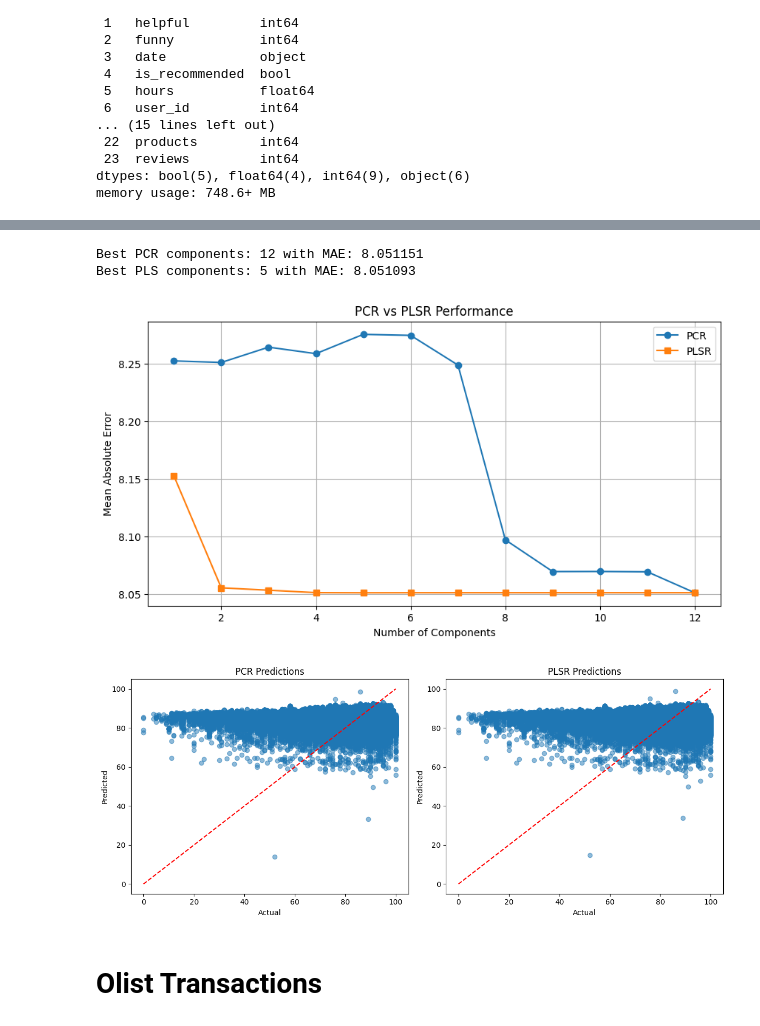
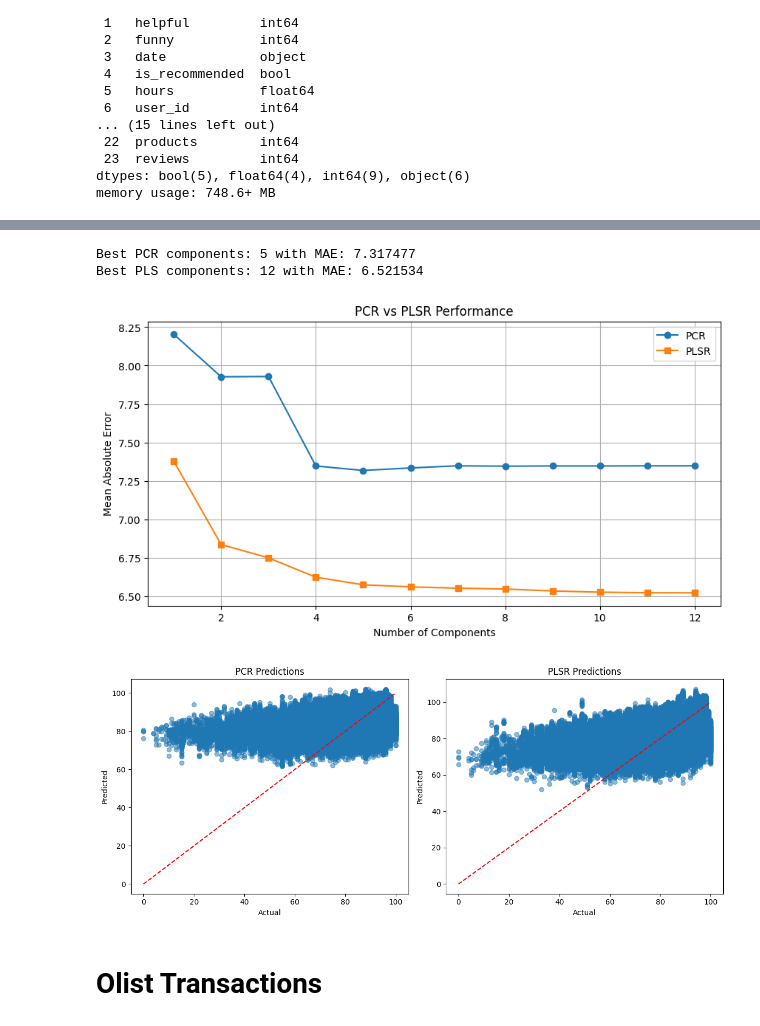
Before and after one commit to cdc18b/dx799capstoneO1, a Jupyter notebook: week3dx799.ipynb, the cells around one changed output, grey strips where cells are left out. Saved outputs shown, nothing was run; the diff lists cells and outputs as text; code cells hidden in the pictures.

Commit message:
finished steam

```diff
--- a/week3dx799.ipynb
+++ b/week3dx799.ipynb
@@ -607,6 +737,6 @@ memory usage: 748.6+ MB
 # %%
-X_train, X_test, y_train, y_test = train_test_split(steam.drop("positive_ratio", axis=1), steam["positive_ratio"], test_size=0.2, random_state=random_state)
+X_train, X_test, y_train, y_test = train_test_split(X, y, test_size=0.2, random_state=random_state)
 scaler = StandardScaler()
-X_train_scaled = scaler.fit_transform(X_train.select_dtypes(include=["int", "float"]))
-X_test_scaled = scaler.transform(X_test.select_dtypes(include=["int", "float"]))
+X_train_scaled = scaler.fit_transform(X_train)
+X_test_scaled = scaler.transform(X_test)
 # %%
@@ -674,8 +814,8 @@ Best CV MAE Score: 8.0527
 # PCR vs PLSR
 
 # Make scaled DataFrames with the same numeric columns
-X_train_scaled_df = pd.DataFrame(X_train_scaled, columns=numeric_features, index=X_train.index)
-X_test_scaled_df = pd.DataFrame(X_test_scaled, columns=numeric_features, index=X_test.index)
+X_train_scaled_df = pd.DataFrame(X_train_scaled, columns=feature_names)
+X_test_scaled_df = pd.DataFrame(X_test_scaled, columns=feature_names)
 
 # Limit components to available features
 max_components = min(X_train_scaled_df.shape[1], 12)
@@ -718,37 +858,37 @@ plt.show()
 
 # Retrain best models for scatter plots
 pca = PCA(n_components=best_pcr)
 X_train_pca = pca.fit_transform(X_train_scaled_df)
 X_test_pca = pca.transform(X_test_scaled_df)
 reg = LinearRegression().fit(X_train_pca, y_train)
 y_pred_pcr = reg.predict(X_test_pca)
 
 pls = PLSRegression(n_components=best_pls).fit(X_train_scaled_df, y_train)
 y_pred_pls = pls.predict(X_test_scaled_df).ravel()
 
 plt.figure(figsize=(12, 5))
 
 plt.subplot(1, 2, 1)
 plt.scatter(y_test, y_pred_pcr, alpha=0.5)
 plt.plot([y_test.min(), y_test.max()], [y_test.min(), y_test.max()], "r--")
 plt.xlabel("Actual")
 plt.ylabel("Predicted")
 plt.title("PCR Predictions")
 
 plt.subplot(1, 2, 2)
 plt.scatter(y_test, y_pred_pls, alpha=0.5)
 plt.plot([y_test.min(), y_test.max()], [y_test.min(), y_test.max()], "r--")
 plt.xlabel("Actual")
 plt.ylabel("Predicted")
 plt.title("PLSR Predictions")
 
 plt.tight_layout()
 plt.show()
 # %% [output]
-Best PCR components: 12 with MAE: 8.051151
-Best PLS components: 5 with MAE: 8.051093
+Best PCR components: 5 with MAE: 7.317477
+Best PLS components: 12 with MAE: 6.521534
-[figure, old version]
+[figure, new version]
-[figure, old version]
+[figure, new version]
 # %% [markdown]
 # Olist Transactions
 # %%
```
Also changed, not shown: parts of 5 cells of this notebook.
